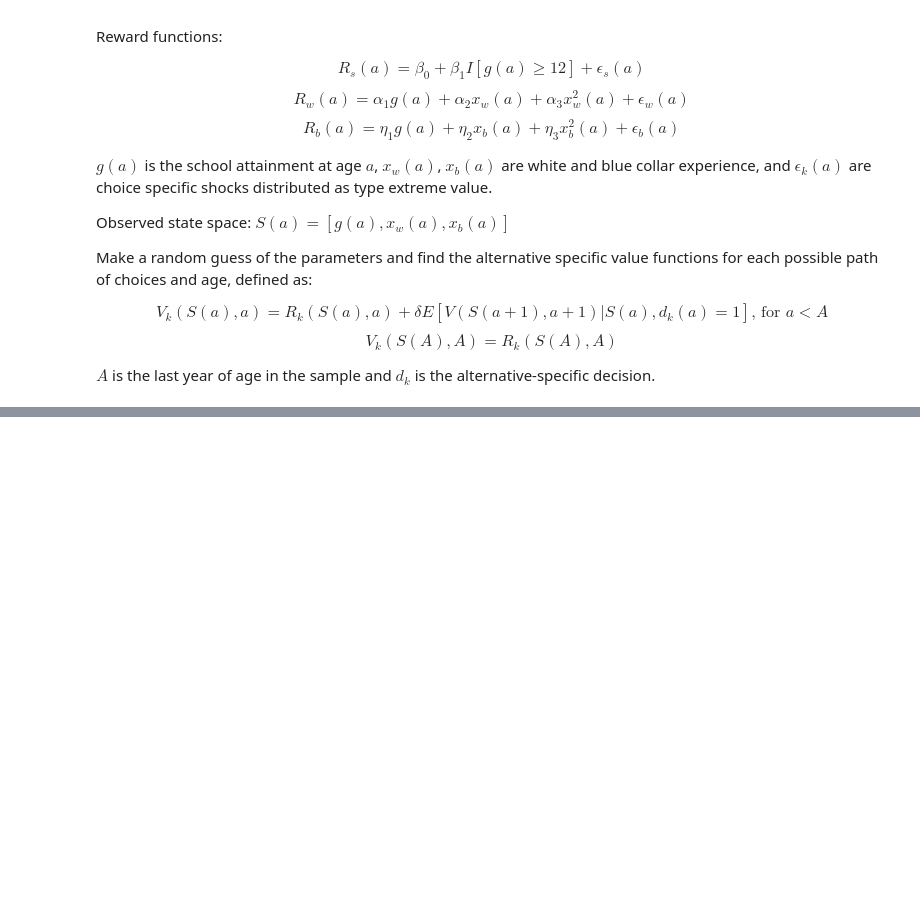
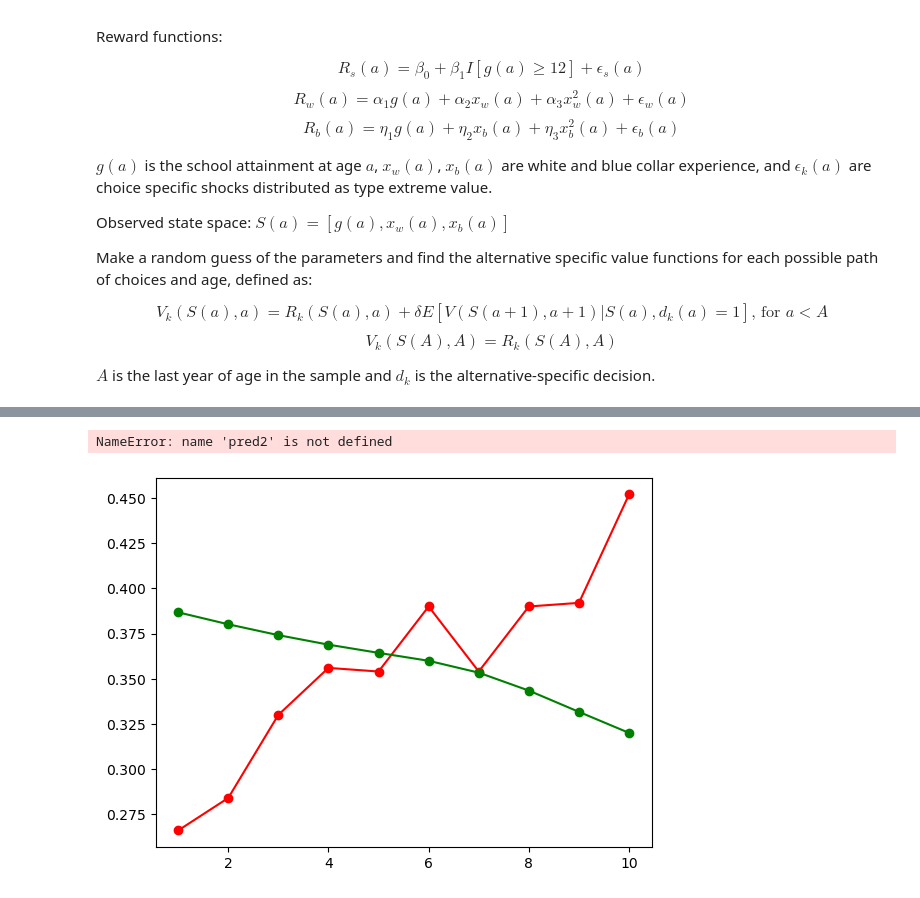
Before and after one commit to Danielasantosc/IO-PSets, a Jupyter notebook: PS3/src/PS3.ipynb, the cells around one changed output, grey strips where cells are left out. Saved outputs shown, nothing was run; the diff lists cells and outputs as text; code cells hidden in the pictures; blank space fills up the shorter version.

```diff
--- a/PS3/src/PS3.ipynb
+++ b/PS3/src/PS3.ipynb
@@ -309,0 +382,14 @@ IndexError: index 1 is out of bounds for axis 0 with size 1
+# %%
+# Graph White-Collar
+
+plt.plot(table1['age'], table1['White-Collar (Mean)'], color='red', marker='o')
+plt.plot(table1['age'], pred_prob['White-Collar'], color='green', marker='o')
+plt.plot(table1['age'], pred2['White-Collar'], color='blue', marker='o')
+plt.title('White-Collar Decision')
+plt.xlabel('Age')
+plt.ylabel('Share')
+plt.legend(['Data', 'Without UH', 'With UH'], frameon = False)
+plt.show()
+# %% [output]
+NameError: name 'pred2' is not defined
+[figure, added]
```
Also changed, not shown: parts of 22 cells of this notebook.
